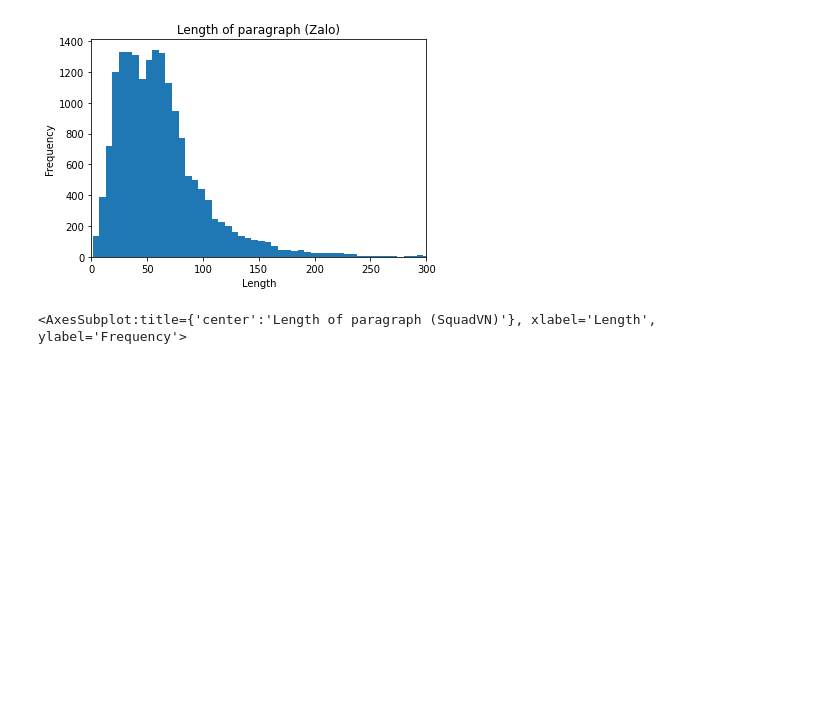
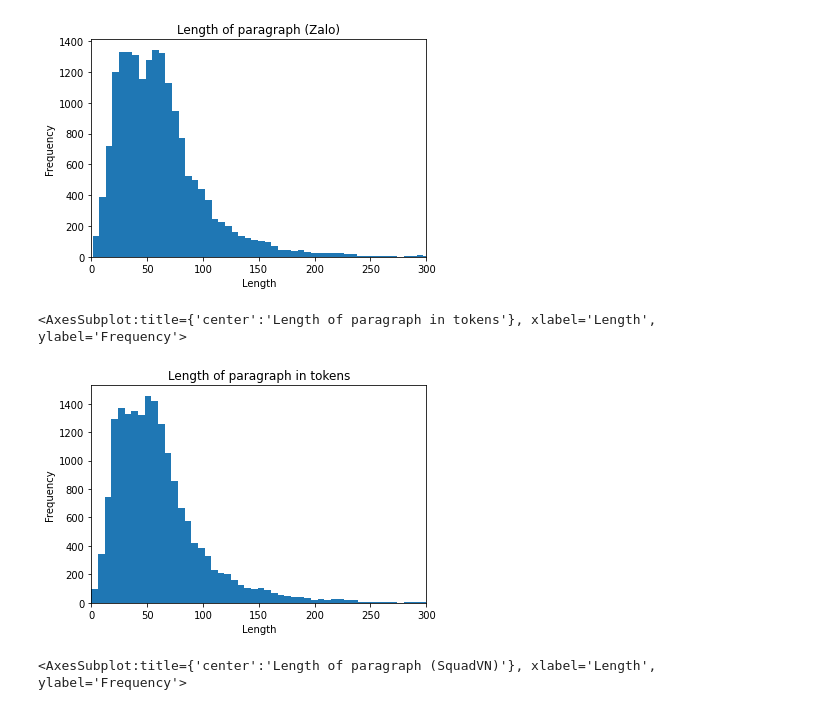
Before and after one commit to leanhduc123/NLP_Zalo_QA, a Jupyter notebook: data_extract.ipynb, the cells around one changed output. Drawn from its saved outputs; the diff is of its cells as text; code cells hidden in the pictures; blank space fills up the shorter version.

```diff
--- a/data_extract.ipynb
+++ b/data_extract.ipynb
@@ -180,9 +183,12 @@ zalo_data['text'].str.split(' ').str.len().plot.hist(xlim=(0, 300), bins=100)
 <AxesSubplot:title={'center':'Length of paragraph (Zalo)'}, xlabel='Length', ylabel='Frequency'>
 [figure]
 # %%
-# plt.title('Length of paragraph in tokens')
-# plt.xlabel('Length')
-# zalo_data['text'].apply(tokenizing.tokenize).str.len().plot.hist(xlim=(0, 300), bins=100)
+plt.title('Length of paragraph in tokens')
+plt.xlabel('Length')
+zalo_data['text'].apply(tokenizing.tokenize).str.len().plot.hist(xlim=(0, 300), bins=100)
+# %% [output]
+<AxesSubplot:title={'center':'Length of paragraph in tokens'}, xlabel='Length', ylabel='Frequency'>
+[figure, added]
 # %%
 plt.title('Length of paragraph (SquadVN)')
 plt.xlabel('Length')
```
Also changed, not shown: parts of 4 cells of this notebook, 1 other file.
